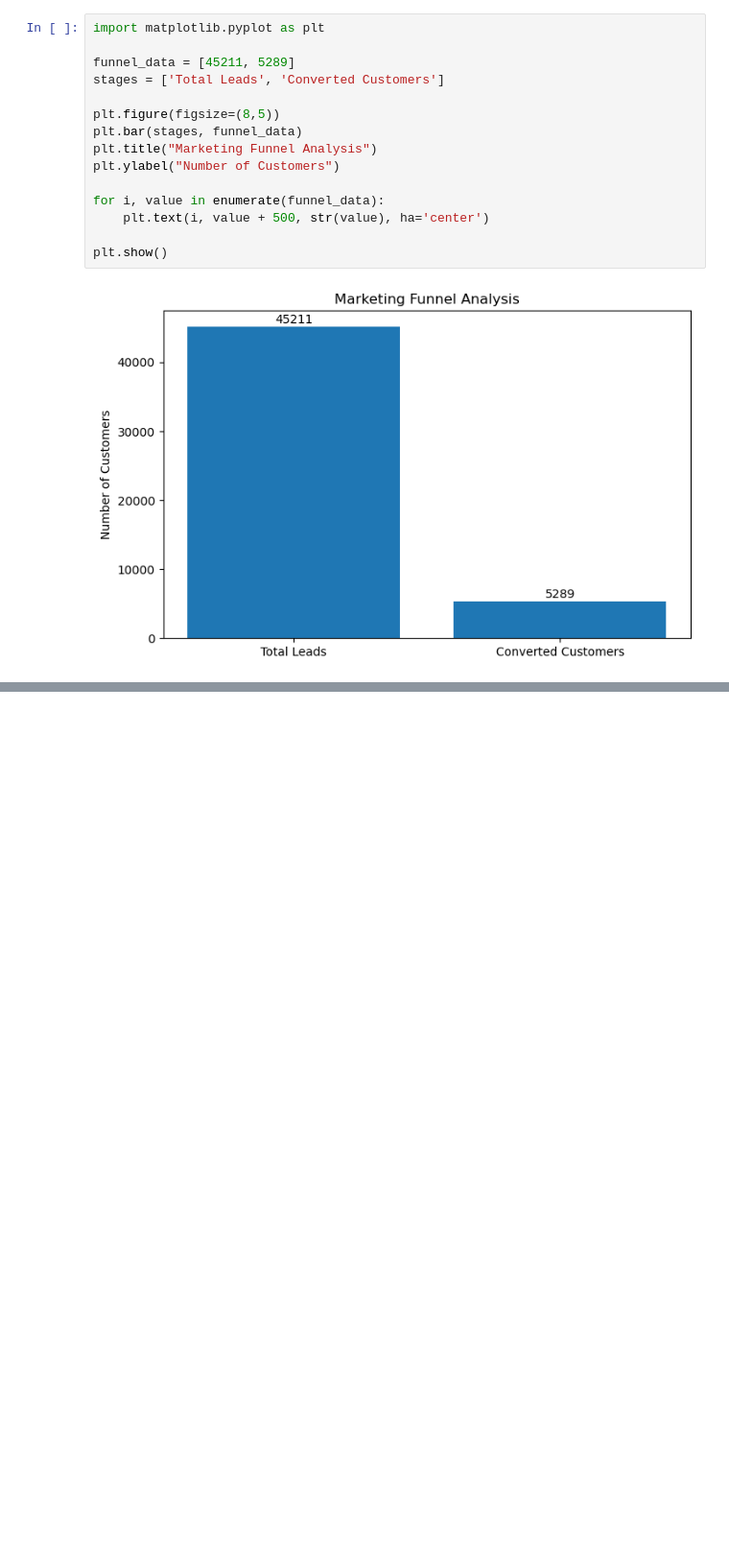
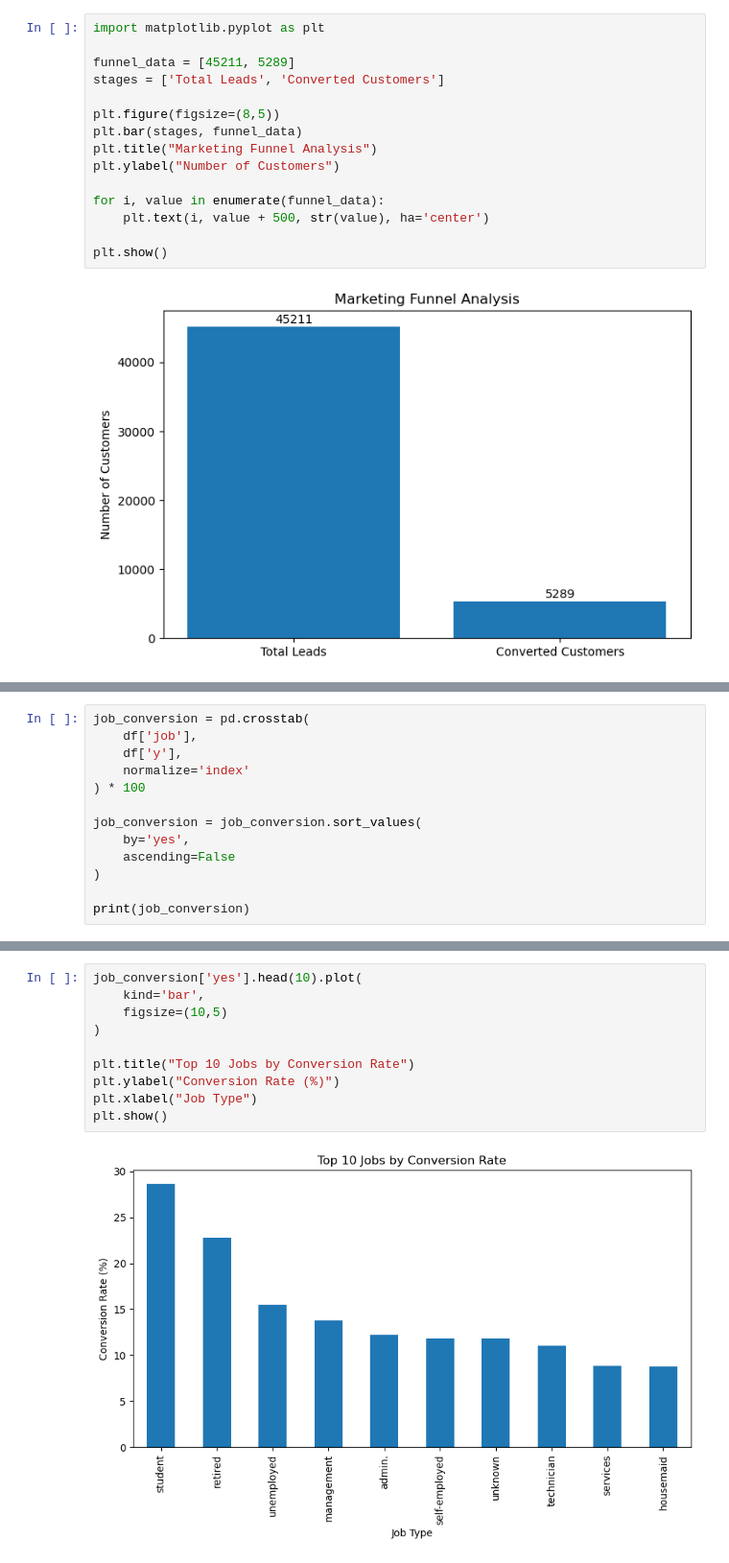
Before and after one commit to ramakrishnareddy2112/Marketing-Funnel-Conversion-Analysis, a Jupyter notebook: notebook/marketing_funnel_analysis.ipynb, the cells around one changed output, grey strips where cells are left out. Shown at 96% size. Saved outputs shown, nothing was run; the diff lists cells and outputs as text; blank space fills up the shorter version.

```diff
--- a/notebook/marketing_funnel_analysis.ipynb
+++ b/notebook/marketing_funnel_analysis.ipynb
@@ -93,0 +130,13 @@ plt.show()
+# %%
+job_conversion = pd.crosstab(
+    df['job'],
+    df['y'],
+    normalize='index'
+) * 100
+
+job_conversion = job_conversion.sort_values(
+    by='yes',
+    ascending=False
+)
+
+print(job_conversion)
@@ -93,0 +158,12 @@ plt.show()
+# %%
+job_conversion['yes'].head(10).plot(
+    kind='bar',
+    figsize=(10,5)
+)
+
+plt.title("Top 10 Jobs by Conversion Rate")
+plt.ylabel("Conversion Rate (%)")
+plt.xlabel("Job Type")
+plt.show()
+# %% [output]
+[figure, added]
```
Also changed, not shown: parts of 11 cells of this notebook, 2 other files.
